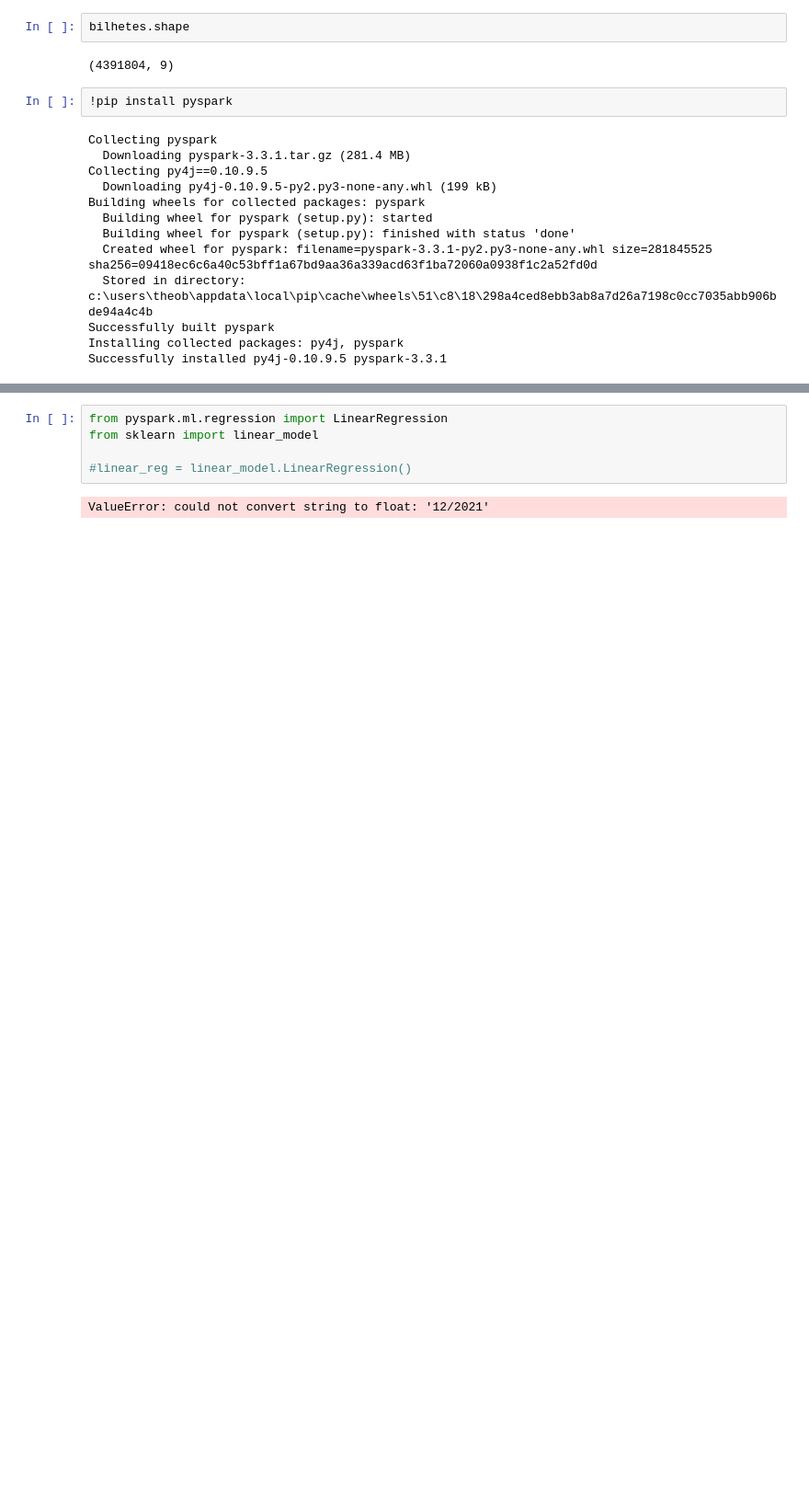
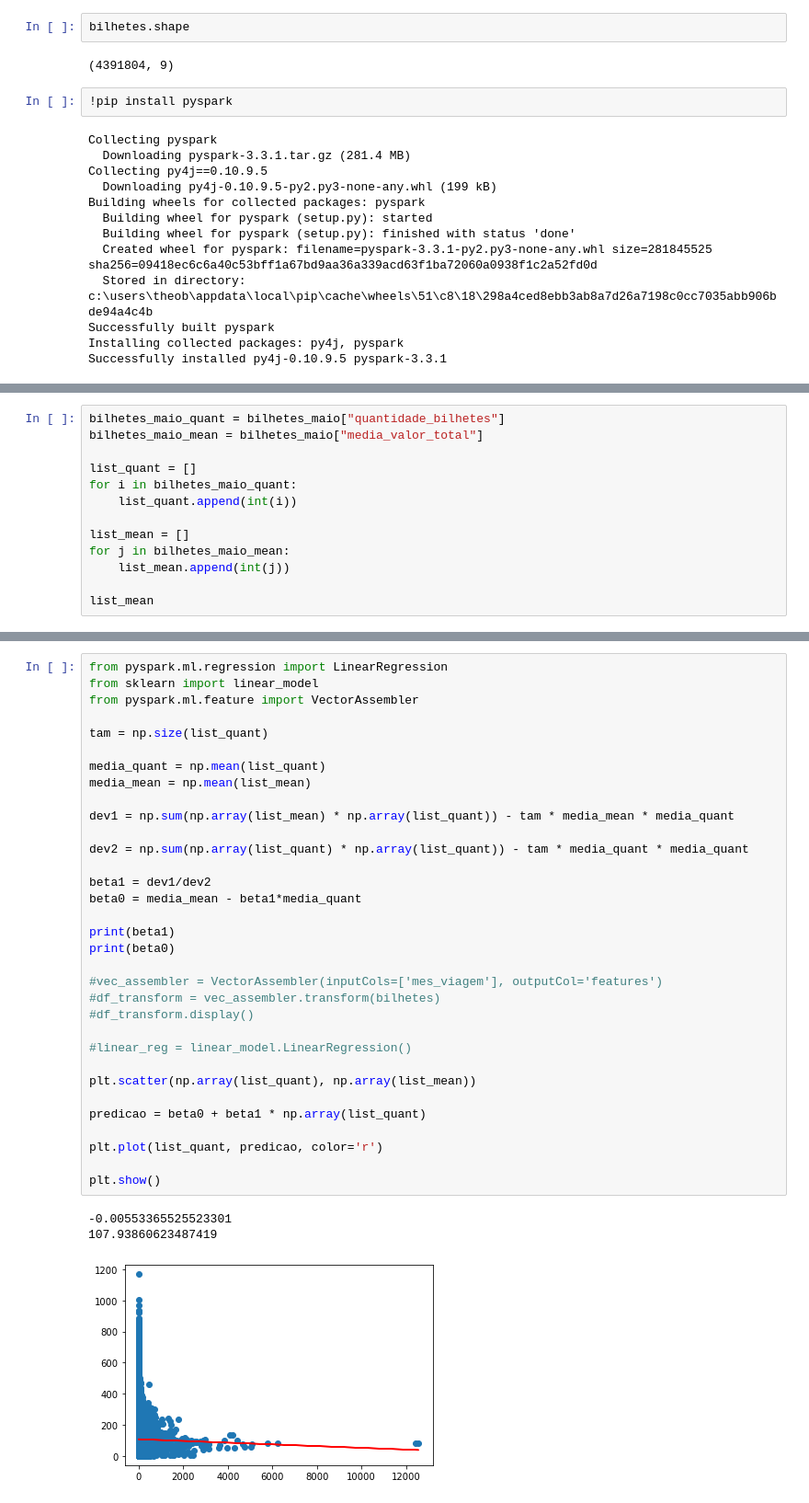
Before and after one commit to TheoBR00/Projeto-Big-Data, a Jupyter notebook: Analise.ipynb, the cells around one changed output, grey strips where cells are left out. Shown at 92% size. Drawn from its saved outputs; the diff is of its cells as text; blank space fills up the shorter version.

Commit message:
Primeira predicao

```diff
--- a/Analise.ipynb
+++ b/Analise.ipynb
@@ -442,0 +494,13 @@ Successfully installed py4j-0.10.9.5 pyspark-3.3.1
+# %%
+bilhetes_maio_quant = bilhetes_maio["quantidade_bilhetes"]
+bilhetes_maio_mean = bilhetes_maio["media_valor_total"]
+
+list_quant = []
+for i in bilhetes_maio_quant:
+    list_quant.append(int(i))
+
+list_mean = []
+for j in bilhetes_maio_mean:
+    list_mean.append(int(j))
+
+list_mean
@@ -443,7 +525,37 @@ Successfully installed py4j-0.10.9.5 pyspark-3.3.1
 # %%
 from pyspark.ml.regression import LinearRegression
 from sklearn import linear_model
+from pyspark.ml.feature import VectorAssembler
+
+tam = np.size(list_quant)
+
+media_quant = np.mean(list_quant)
+media_mean = np.mean(list_mean)
+
+dev1 = np.sum(np.array(list_mean) * np.array(list_quant)) - tam * media_mean * media_quant
+
+dev2 = np.sum(np.array(list_quant) * np.array(list_quant)) - tam * media_quant * media_quant
+
+beta1 = dev1/dev2
+beta0 = media_mean - beta1*media_quant
+
+print(beta1)
+print(beta0)
+
+#vec_assembler = VectorAssembler(inputCols=['mes_viagem'], outputCol='features')
+#df_transform = vec_assembler.transform(bilhetes)
+#df_transform.display()
 
 #linear_reg = linear_model.LinearRegression()
+
+plt.scatter(np.array(list_quant), np.array(list_mean))
+
+predicao = beta0 + beta1 * np.array(list_quant)
+
+plt.plot(list_quant, predicao, color='r')
+
+plt.show()
 # %% [output]
-ValueError: could not convert string to float: '12/2021'
+-0.00553365525523301
+107.93860623487419
+[figure, added]
```
Also changed, not shown: parts of 7 cells of this notebook.
